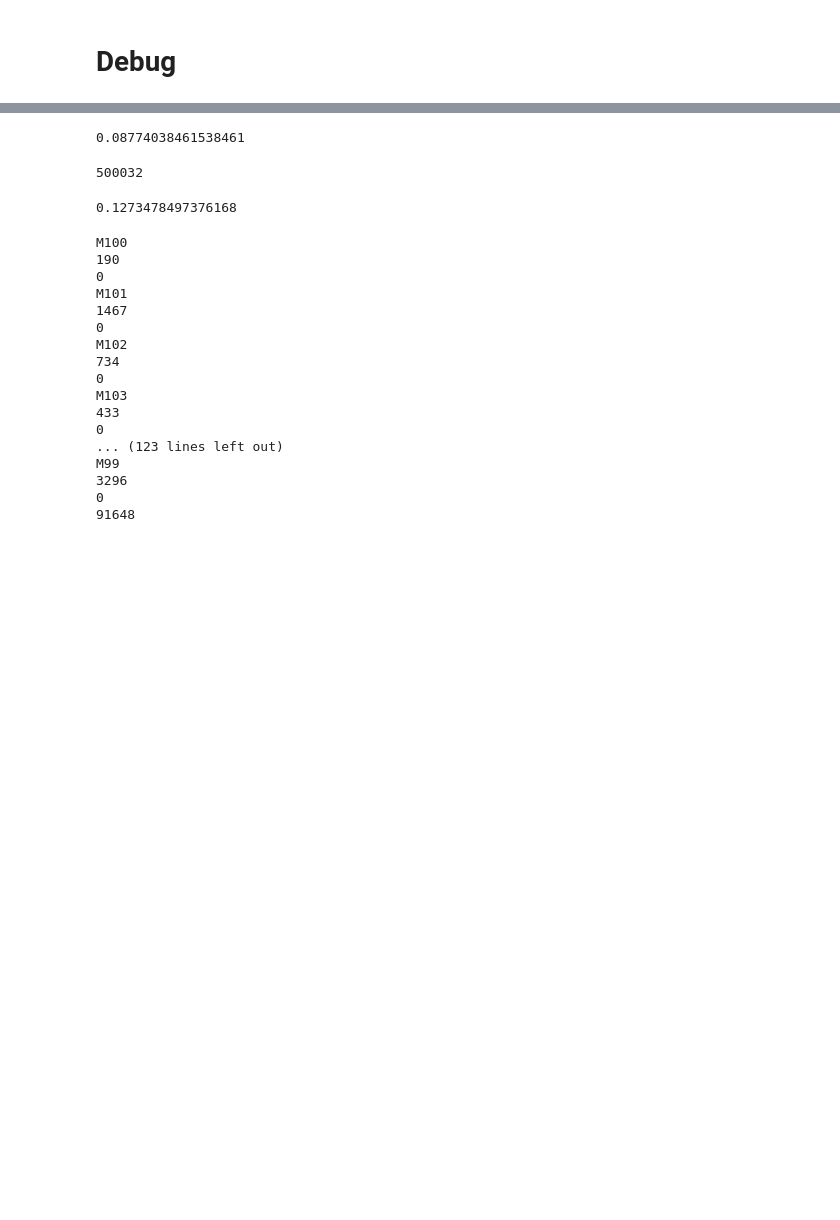
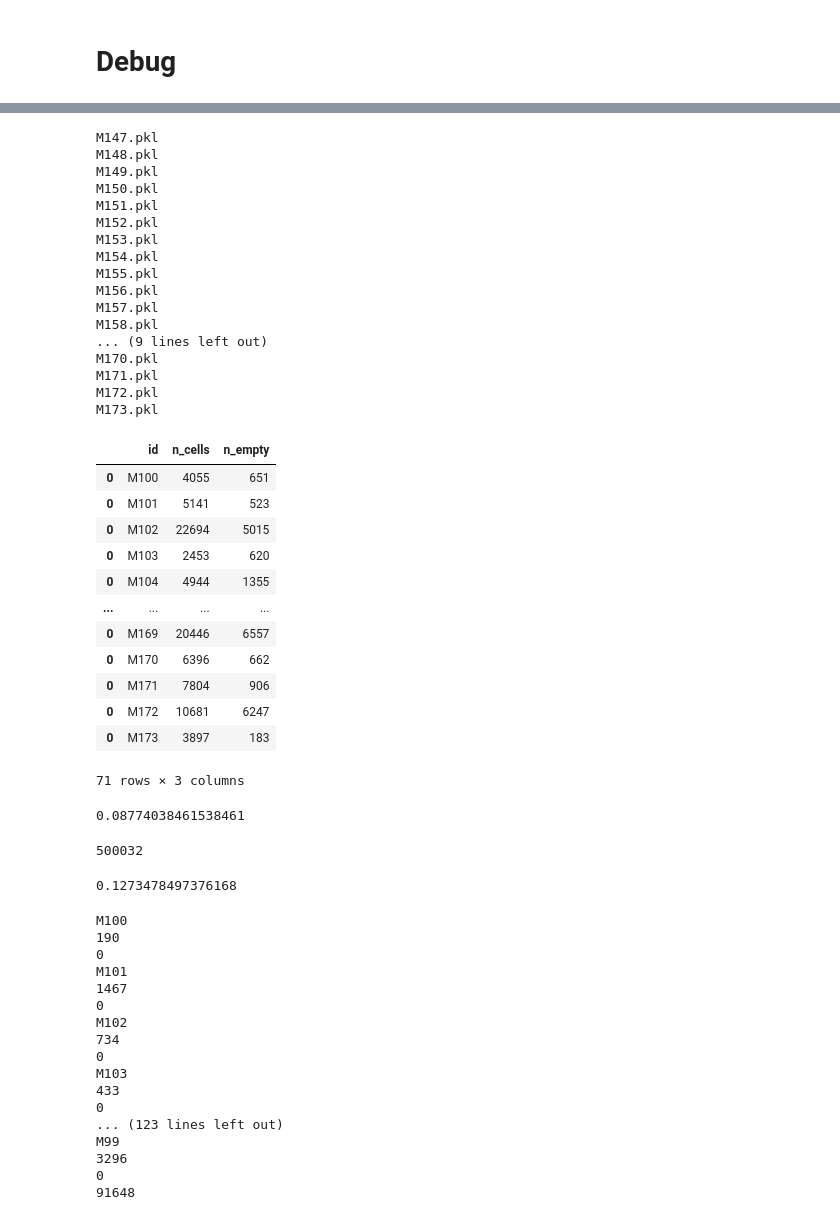
Before and after one commit to ItayShlosberg/classifying-response-to-immunotherapy, a Jupyter notebook: data_analysis/NBs/investigate_cells_properties.ipynb, the cells around one changed output, grey strips where cells are left out. Drawn from its saved outputs; the diff is of its cells as text; code cells hidden in the pictures; blank space fills up the shorter version.

```diff
--- a/data_analysis/NBs/investigate_cells_properties.ipynb
+++ b/data_analysis/NBs/investigate_cells_properties.ipynb
@@ -413,0 +424,55 @@ show_informative_table(ROW_SAMPLES_PATH, SAMPLES_INFORMATION_PATH, should_be_rem
+# %%
+# ROW_SAMPLES_PATH = fr'C:\Users\KerenYlab\Desktop\Technion studies\Keren laboratory\Data\droplet_seq\ROW_DATA'
+# SAMPLES_INFORMATION_PATH = r'C:\Users\KerenYlab\Desktop\Technion studies\Keren laboratory\python_playground\outputs\inferCNV\update_runs\26.6.21'
+
+ROW_SAMPLES_PATH = r'C:\Users\KerenYlab\Desktop\Technion studies\Keren laboratory\Data\droplet_seq\new_data_3.10.21\ROW_DATA'
+SAMPLES_INFORMATION_PATH = fr'C:\Users\KerenYlab\Desktop\Technion studies\Keren laboratory\python_playground\outputs\new_data_3.10.21_outputs\inferCNV\update_runs\4.11.21'
+
+
+
+# sample_id = 'M100.pkl'
+# rna_sample = loading_sample(row_data_path=join(ROW_SAMPLES_PATH, f'{sample_id}'),
+#                                         cells_information_path=join(SAMPLES_INFORMATION_PATH, f'{sample_id}'))
+# %%
+samples = [subfolder for subfolder in os.listdir(ROW_SAMPLES_PATH) if subfolder.startswith('M')]
+# df = pd.DataFrame(columns=['id', 'n_cells', 'n_empty'])
+
+for sample_id in samples:
+    print(sample_id)
+    rna_sample = loading_sample(row_data_path=join(ROW_SAMPLES_PATH, f'{sample_id}'),
+                                        cells_information_path=join(SAMPLES_INFORMATION_PATH, f'{sample_id}'))
+
+    n_empty = sum(np.sum(rna_sample.counts > 0, axis=1) < 500)
+    df = df.append(pd.DataFrame([[sample_id[:-4], rna_sample.number_of_cells, n_empty]], columns=df.columns))
+df
+# %% [output]
+M147.pkl
+M148.pkl
+M149.pkl
+M150.pkl
+M151.pkl
+M152.pkl
+M153.pkl
+M154.pkl
+M155.pkl
+M156.pkl
+M157.pkl
+M158.pkl
+... (9 lines left out)
+M170.pkl
+M171.pkl
+M172.pkl
+M173.pkl
+|  | id | n_cells | n_empty |
+| 0 | M100 | 4055 | 651 |
+| 0 | M101 | 5141 | 523 |
+| 0 | M102 | 22694 | 5015 |
+| 0 | M103 | 2453 | 620 |
+| 0 | M104 | 4944 | 1355 |
+| ... | ... | ... | ... |
+| 0 | M169 | 20446 | 6557 |
+| 0 | M170 | 6396 | 662 |
+| 0 | M171 | 7804 | 906 |
+| 0 | M172 | 10681 | 6247 |
+| 0 | M173 | 3897 | 183 |
+71 rows × 3 columns
```
Also changed, not shown: parts of 3 cells of this notebook, 16 other files.
